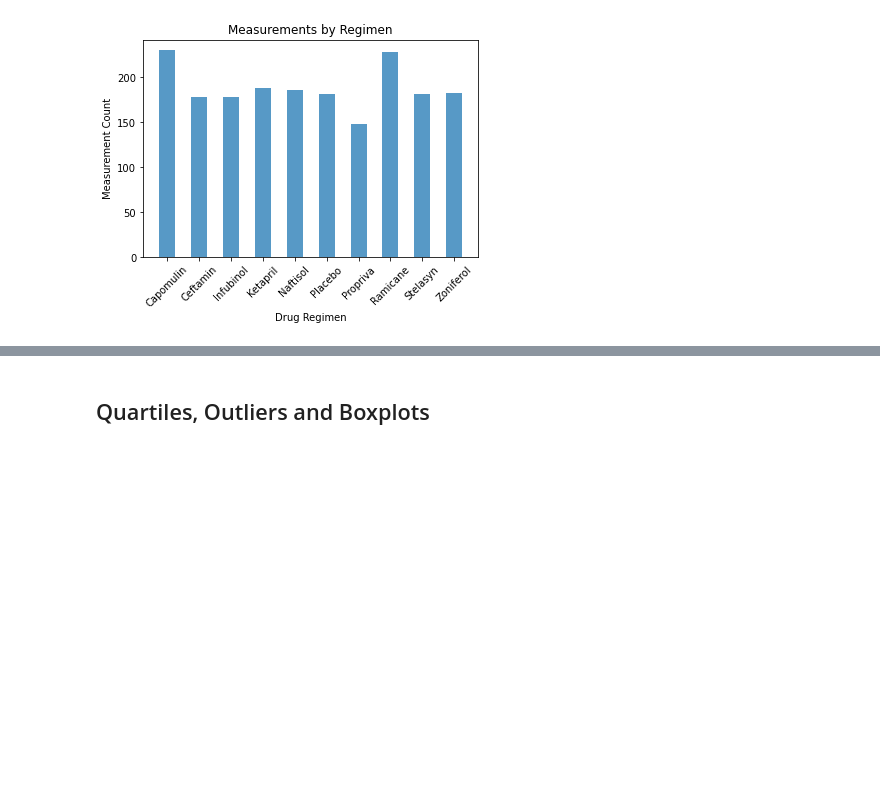
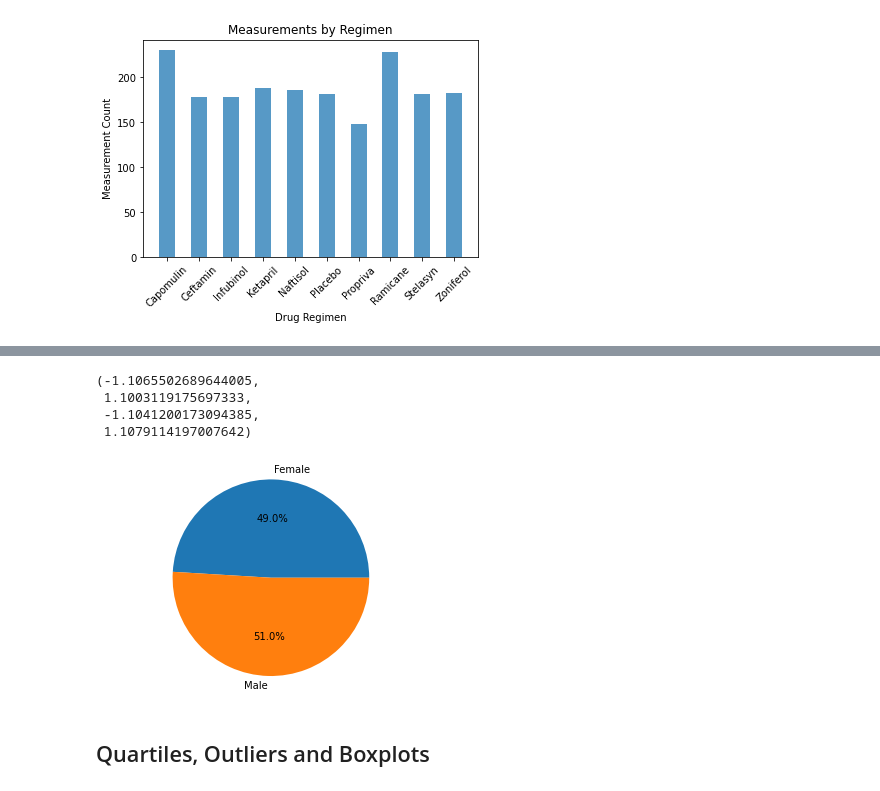
Before and after one commit to vsanga04/Matplotlib, a Jupyter notebook: Pymaceuticals/pymaceuticals_starter.ipynb, the cells around one changed output, grey strips where cells are left out. Saved outputs shown, nothing was run; the diff lists cells and outputs as text; code cells hidden in the pictures; blank space fills up the shorter version.

```diff
--- a/Pymaceuticals/pymaceuticals_starter.ipynb
+++ b/Pymaceuticals/pymaceuticals_starter.ipynb
@@ -175,4 +197,16 @@ Text(0, 0.5, 'Measurement Count')
 # %%
 # Generate a pie plot showing the distribution of female versus male mice using pyplot
+Gender = clean_csv.groupby("Sex")
+Gender_count = Gender["Sex"].count().tolist()
+labels = ["Female", "Male"]
+Gender_count
+plt.pie(Gender_count,autopct='%1.1f%%', labels = labels)
+plt.axis("equal")
+# %% [output]
+(-1.1065502689644005,
+ 1.1003119175697333,
+ -1.1041200173094385,
+ 1.1079114197007642)
+[figure, added]
 # %% [markdown]
 ## Quartiles, Outliers and Boxplots
```
Also changed, not shown: parts of 7 cells of this notebook.
